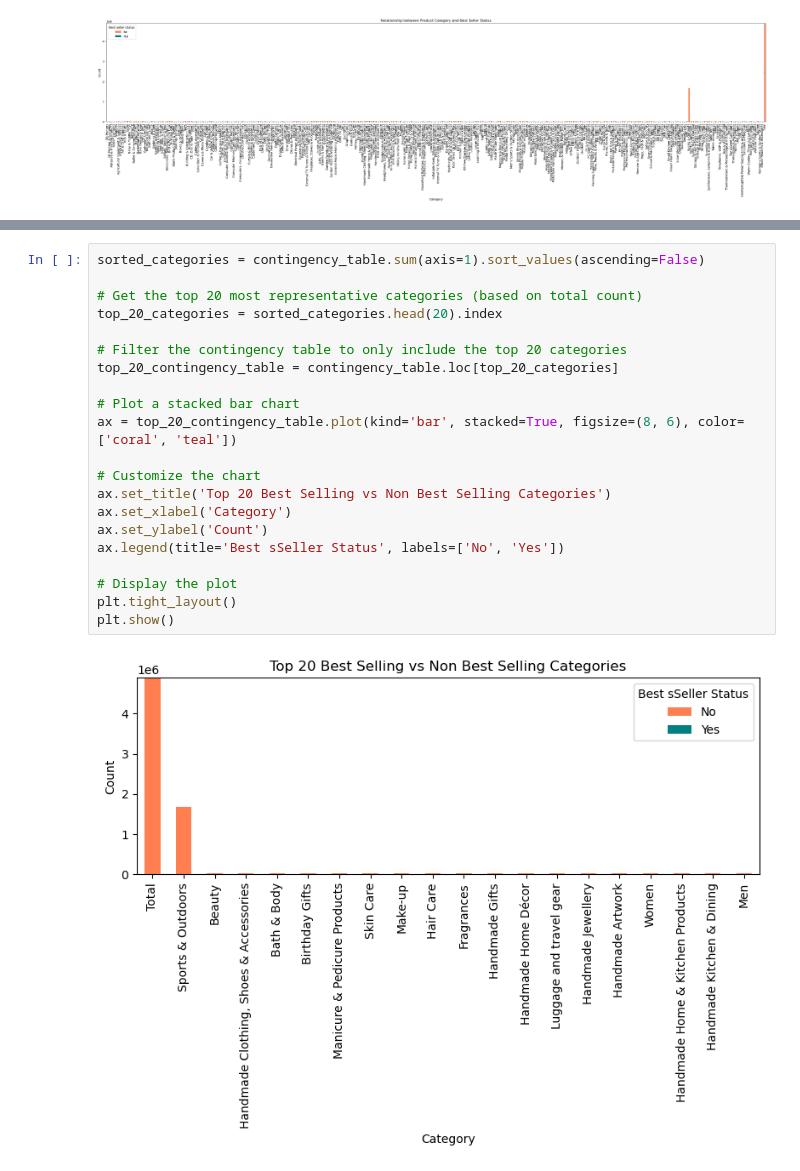
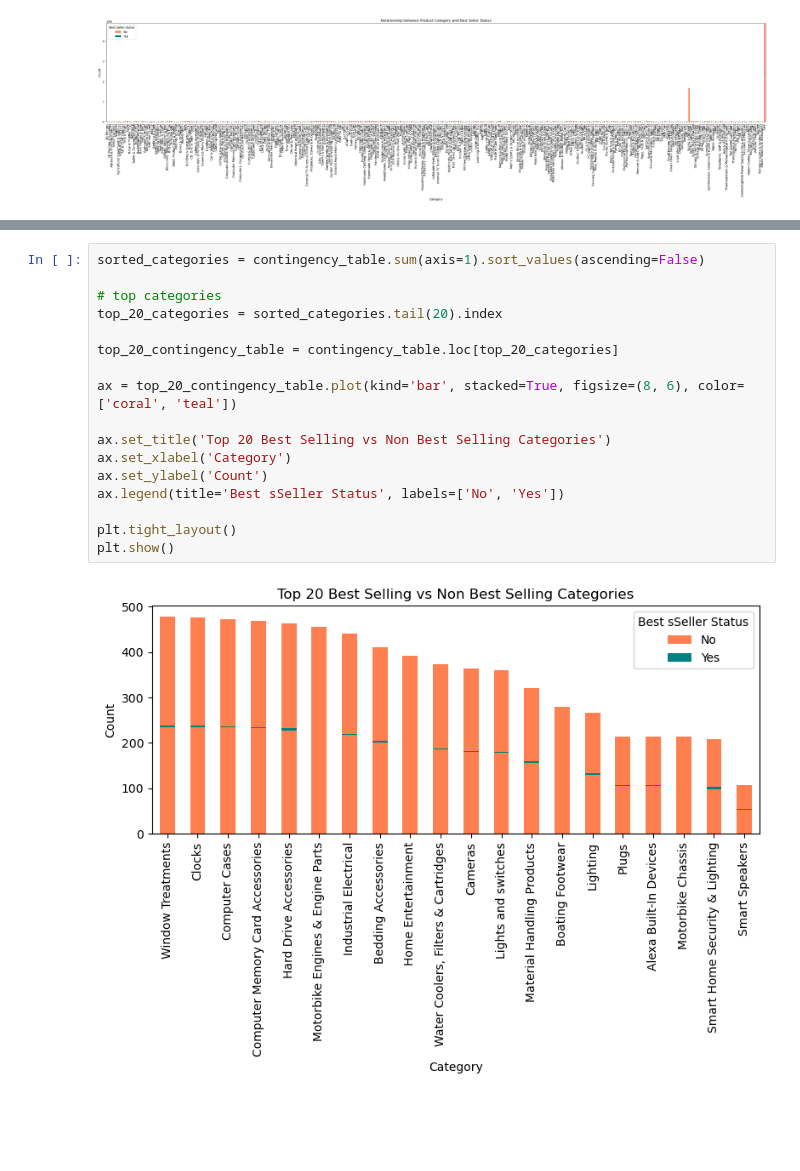
Before and after one commit to bruhu/lab-eda-bivariate, a Jupyter notebook: lab-eda-bivariate.ipynb, the cells around one changed output, grey strips where cells are left out. Cells and saved outputs as stored; diff of their text form; blank space fills up the shorter version.

```diff
--- a/lab-eda-bivariate.ipynb
+++ b/lab-eda-bivariate.ipynb
@@ -123,23 +109,19 @@ plt.show()
 # %%
 sorted_categories = contingency_table.sum(axis=1).sort_values(ascending=False)
 
-# Get the top 20 most representative categories (based on total count)
-top_20_categories = sorted_categories.head(20).index
+# top categories
+top_20_categories = sorted_categories.tail(20).index
 
-# Filter the contingency table to only include the top 20 categories
 top_20_contingency_table = contingency_table.loc[top_20_categories]
 
-# Plot a stacked bar chart
 ax = top_20_contingency_table.plot(kind='bar', stacked=True, figsize=(8, 6), color=['coral', 'teal'])
 
-# Customize the chart
 ax.set_title('Top 20 Best Selling vs Non Best Selling Categories')
 ax.set_xlabel('Category')
 ax.set_ylabel('Count')
 ax.legend(title='Best sSeller Status', labels=['No', 'Yes'])
 
-# Display the plot
 plt.tight_layout()
 plt.show()
 # %% [output]
-[figure, old version]
+[figure, new version]
```
Also changed, not shown: parts of 1 cell of this notebook.
